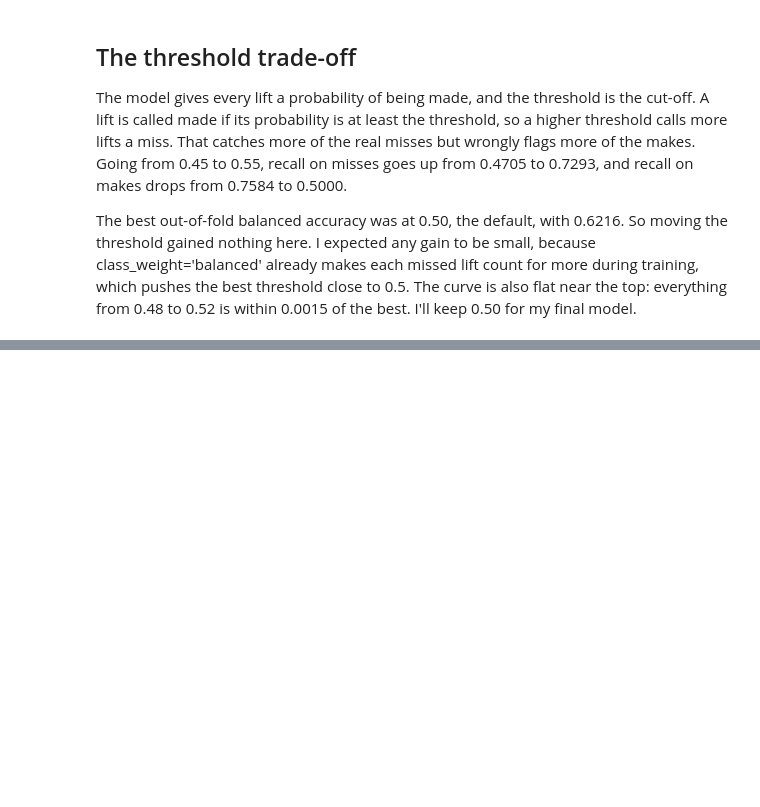
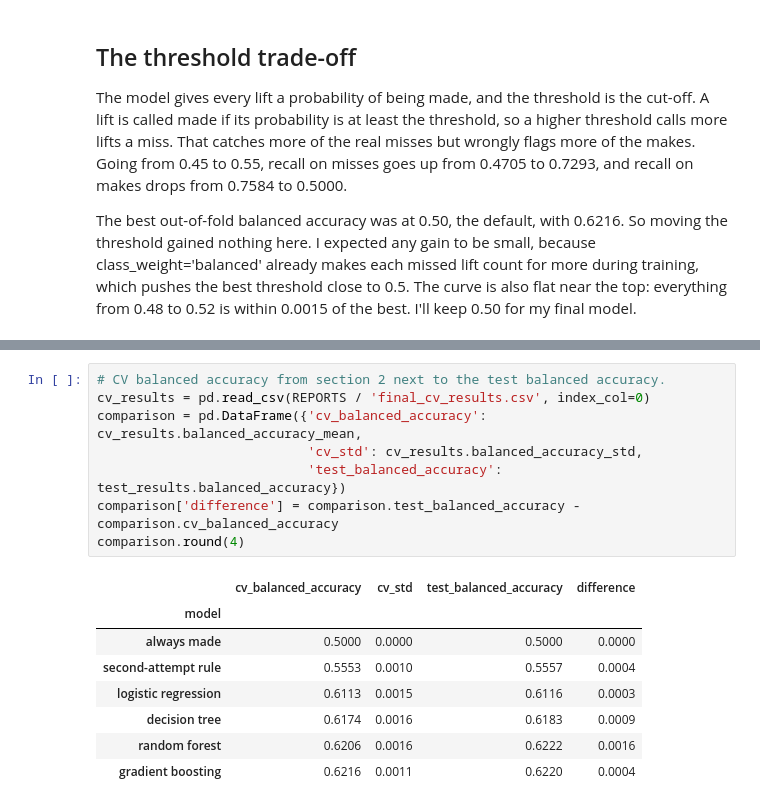
Before and after one commit to Jake23461/CT4101-Powerlifting, a Jupyter notebook: notebooks/05_final.ipynb, the cells around one changed output, grey strips where cells are left out. Drawn from its saved outputs; the diff is of its cells as text; blank space fills up the shorter version.

```diff
--- a/notebooks/05_final.ipynb
+++ b/notebooks/05_final.ipynb
@@ -240,0 +306,17 @@ The best out-of-fold balanced accuracy was at 0.50, the default, with 0.6216. So
+# %%
+# CV balanced accuracy from section 2 next to the test balanced accuracy.
+cv_results = pd.read_csv(REPORTS / 'final_cv_results.csv', index_col=0)
+comparison = pd.DataFrame({'cv_balanced_accuracy': cv_results.balanced_accuracy_mean,
+                           'cv_std': cv_results.balanced_accuracy_std,
+                           'test_balanced_accuracy': test_results.balanced_accuracy})
+comparison['difference'] = comparison.test_balanced_accuracy - comparison.cv_balanced_accuracy
+comparison.round(4)
+# %% [output]
+|  | cv_balanced_accuracy | cv_std | test_balanced_accuracy | difference |
+| model |  |  |  |  |
+| always made | 0.5000 | 0.0000 | 0.5000 | 0.0000 |
+| second-attempt rule | 0.5553 | 0.0010 | 0.5557 | 0.0004 |
+| logistic regression | 0.6113 | 0.0015 | 0.6116 | 0.0003 |
+| decision tree | 0.6174 | 0.0016 | 0.6183 | 0.0009 |
+| random forest | 0.6206 | 0.0016 | 0.6222 | 0.0016 |
+| gradient boosting | 0.6216 | 0.0011 | 0.6220 | 0.0004 |
```
Also changed, not shown: parts of 9 cells of this notebook, 3 other files.
